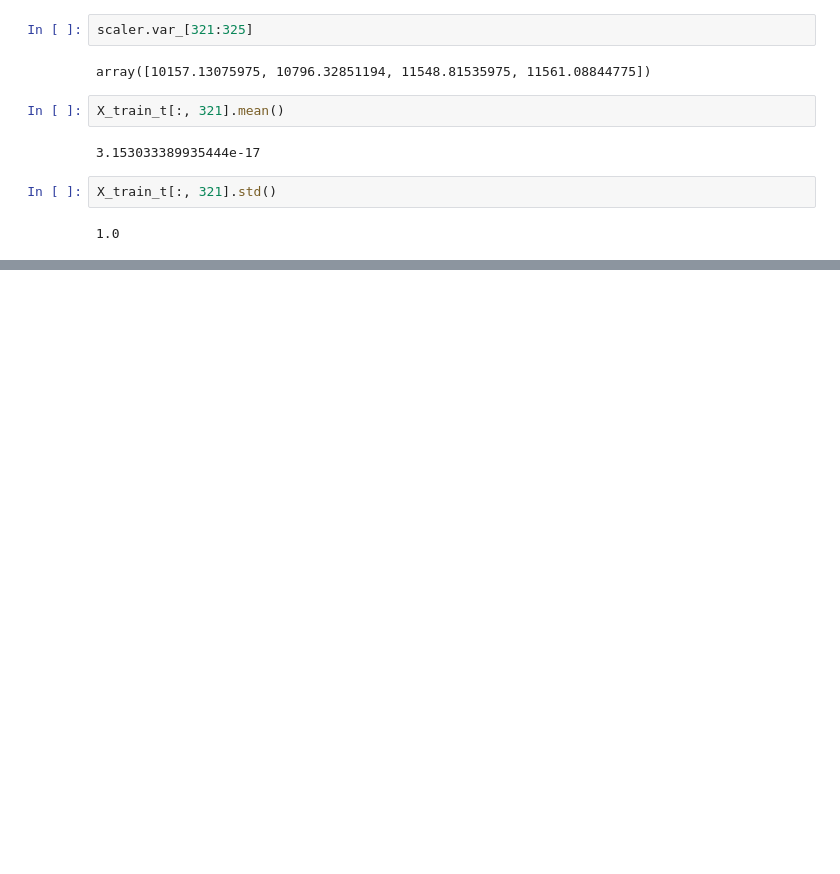
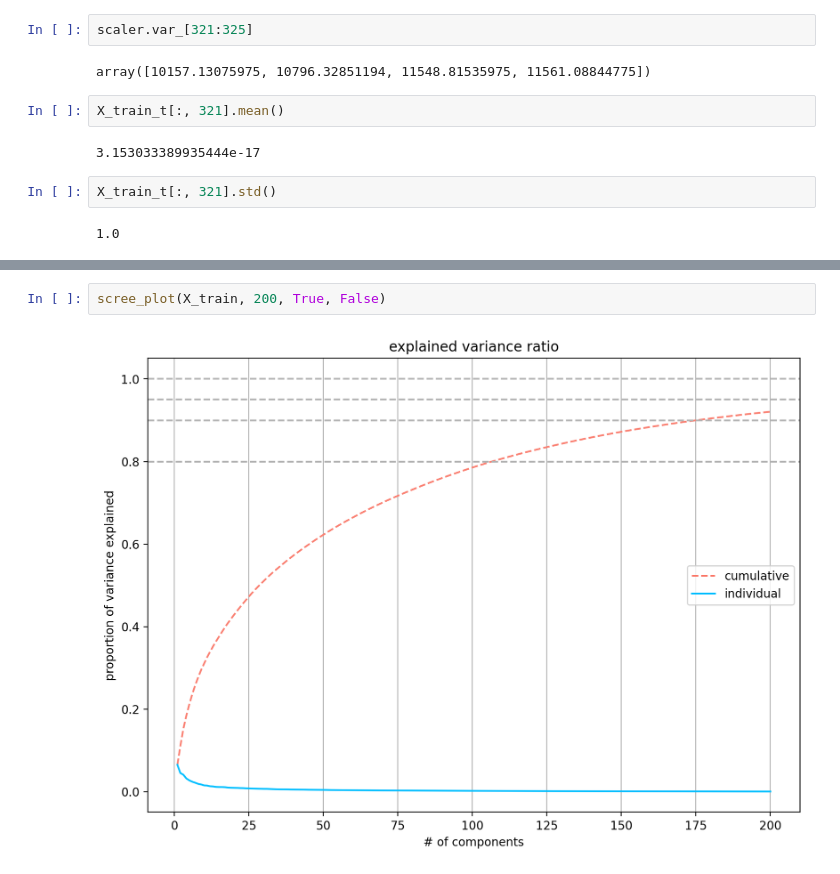
Before and after one commit to pNatTueku/ml_learning_with_ajprasertcbs, a Jupyter notebook: notebooks/pca_visualize_and_classify_mnist_hanfdwritten_img.ipynb, the cells around one changed output, grey strips where cells are left out. Drawn from its saved outputs; the diff is of its cells as text; blank space fills up the shorter version.

```diff
--- a/notebooks/pca_visualize_and_classify_mnist_hanfdwritten_img.ipynb
+++ b/notebooks/pca_visualize_and_classify_mnist_hanfdwritten_img.ipynb
@@ -215,0 +263,4 @@ X_train_t[:, 321].std()
+# %%
+scree_plot(X_train, 200, True, False)
+# %% [output]
+[figure, added]
```
Also changed, not shown: parts of 2 cells of this notebook.
